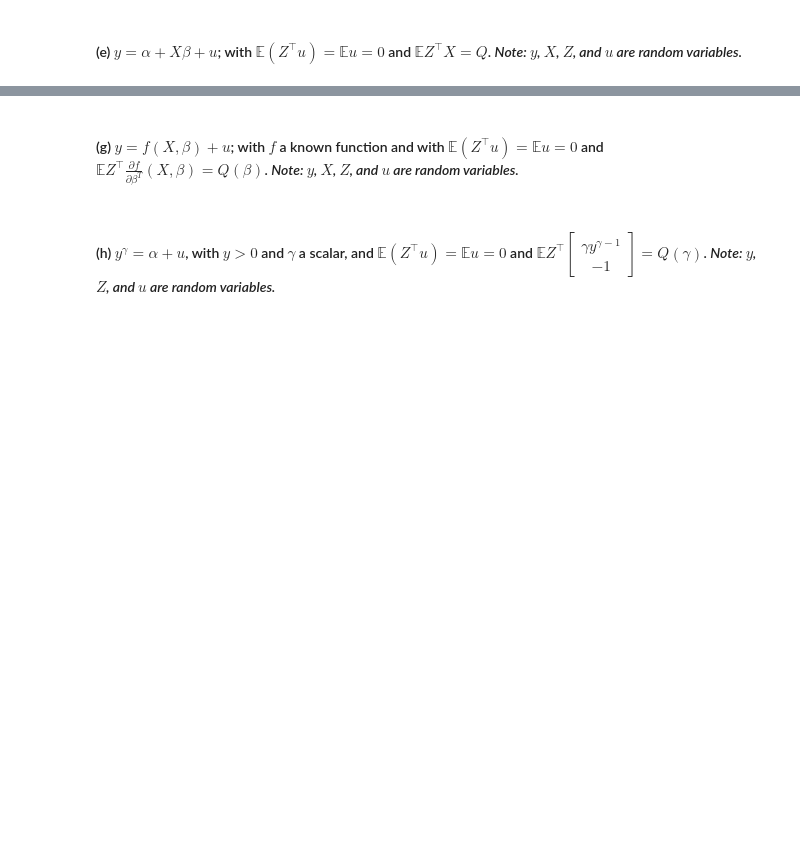
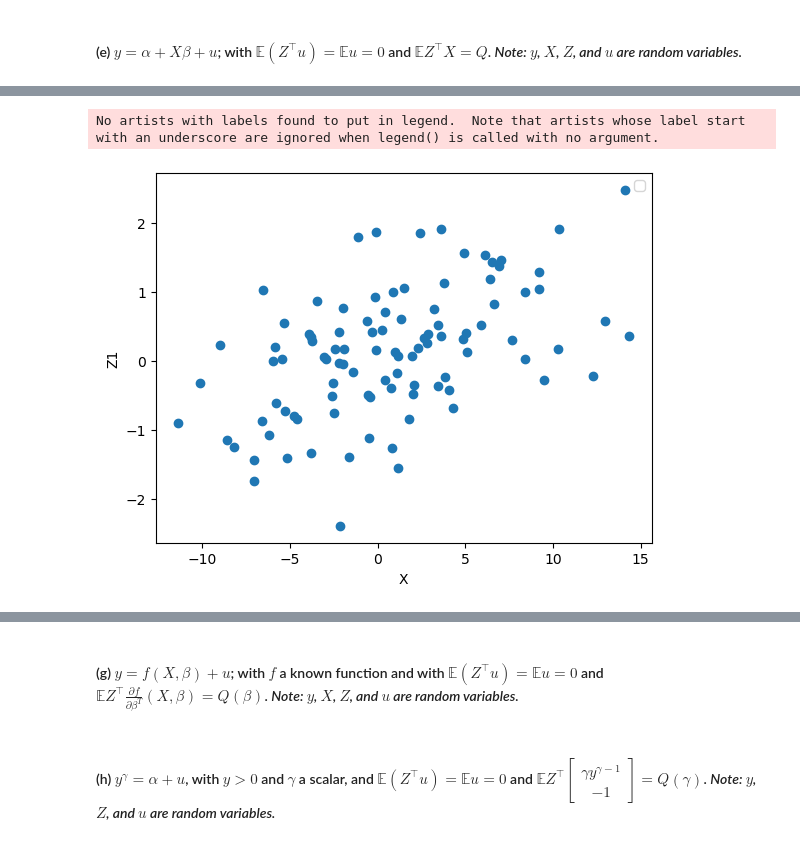
Before and after one commit to eleanor-adachi/ARE212_Materials, a Jupyter notebook: Assignments/assignment3/assignment3_ea.ipynb, the cells around one changed output, grey strips where cells are left out. Cells and saved outputs as stored; diff of their text form; code cells hidden in the pictures; blank space fills up the shorter version.

```diff
--- a/Assignments/assignment3/assignment3_ea.ipynb
+++ b/Assignments/assignment3/assignment3_ea.ipynb
@@ -25,0 +515,8 @@ When we approach a new estimation problem from a GMM perspective there’s a sim
+# %%
+np.random.seed(1234)
+
+alpha = 1
+beta = 2
+N = 100
+
+y, X, Z = dgp_e(N, [alpha, beta], pi=[3,4])
@@ -25,0 +546,11 @@ When we approach a new estimation problem from a GMM perspective there’s a sim
+# %%
+import matplotlib.pyplot as plt
+
+plt.scatter(X, Z[:, 0])
+plt.xlabel('X')
+plt.ylabel('Z1')
+plt.legend()
+plt.show()
+# %% [output]
+No artists with labels found to put in legend.  Note that artists whose label start with an underscore are ignored when legend() is called with no argument.
+[figure, added]
```
Also changed, not shown: parts of 48 cells of this notebook.
